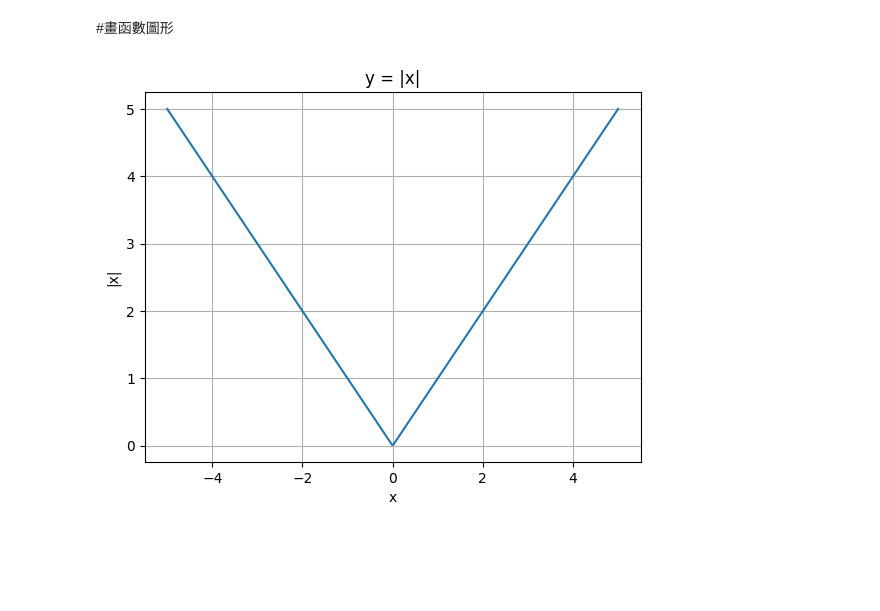
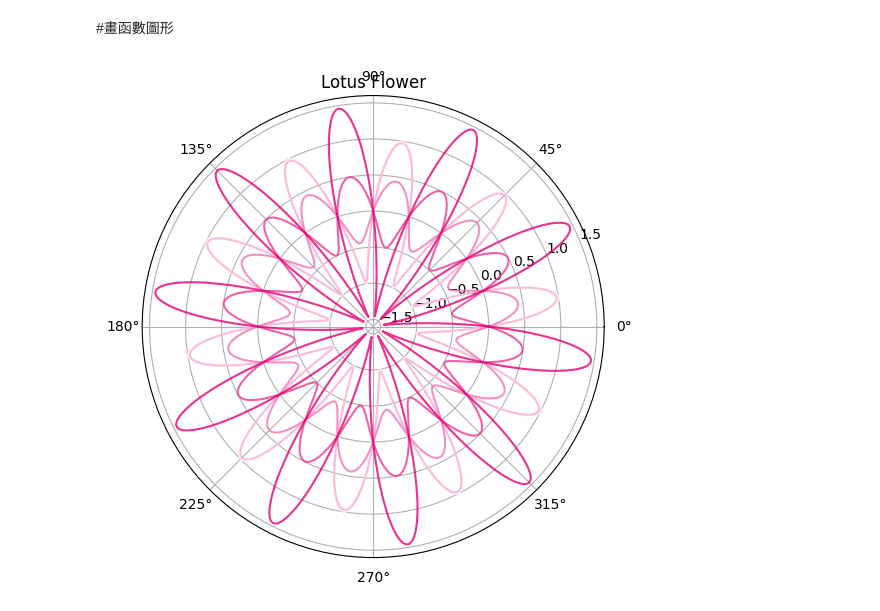
Before and after one commit to shimo23333/generative_ai, a Jupyter notebook: 0218畫函數圖型.ipynb, the cells around one changed output. Saved outputs shown, nothing was run; the diff lists cells and outputs as text; code cells hidden in the pictures; blank space fills up the shorter version.

```diff
--- a/0218畫函數圖型.ipynb
+++ b/0218畫函數圖型.ipynb
@@ -13,20 +13,47 @@ import matplotlib.pyplot as plt
 import seaborn as sns
 # %% [markdown]
 #畫函數圖形
-# %%
-import numpy as np
-import matplotlib.pyplot as plt
-
-x = np.linspace(-5, 5, 400) #從-5到5，總共400個點，讓曲線更順滑
-
-y = np.abs(x)
-
-plt.plot(x, y )#開始畫圖
-
-#幫x、y軸加上標籤
-plt.xlabel('x')
-plt.ylabel('|x|')
-plt.title('y = |x|')
-plt.grid()
-# %% [output]
-[figure, removed]
+# %%
+import numpy as np
+import matplotlib.pyplot as plt
+from matplotlib.colors import LinearSegmentedColormap
+
+# 利用多個玫瑰線疊成蓮花 https://zh.wikipedia.org/zh-tw/%E7%8E%AB%E7%91%B0%E7%BA%BF
+# 設定參數
+a = 1  # 蓮花大小
+k = 10  # 花瓣數量，2k 個花瓣
+layers = 5  # 層數
+rotation_angle = np.pi /layers  # 每次畫圖時的旋轉角度（弧度）
+
+# 製作漸變淺粉到深粉
+colors = ["#ffebf5", "#e40072"]  # 淺粉到深粉 https://icolorpalette.com/color/ff69b4
+cmap = LinearSegmentedColormap.from_list("pink_gradient", colors, N=layers)
+
+# 定義角度範圍
+theta = np.linspace(0, 2 * np.pi, 1000) # 2pi=360度
+
+# 繪製蓮花圖
+plt.figure(figsize=(6, 6))
+ax = plt.subplot(projection='polar')  # 使用極坐標系
+# 使用迴圈繪製每一層
+for i in range(layers):
+    # 花瓣的長度 r=cos(k* theta)的話，花會是正的!
+    r = (a + i * 0.2) * np.sin(k * theta)
+
+    # 花瓣交錯，增加角度偏移
+    offset = i * rotation_angle  # 每一層增加旋轉角度
+    r_rotated = r * np.cos(offset)  # 用cos進行x軸旋轉
+
+    # 根據不同的層次給每一層不同顏色
+    color = cmap(i / layers)  # 顏色切成好幾份
+    ax.plot(theta, r_rotated, color=color, alpha=0.8)  # 設定顏色和透明度
+
+
+# 設定圖形
+ax.set_title("Lotus Flower")
+ax.grid(True)
+
+# 顯示圖形
+plt.show()
+# %% [output]
+[figure, added]
```
